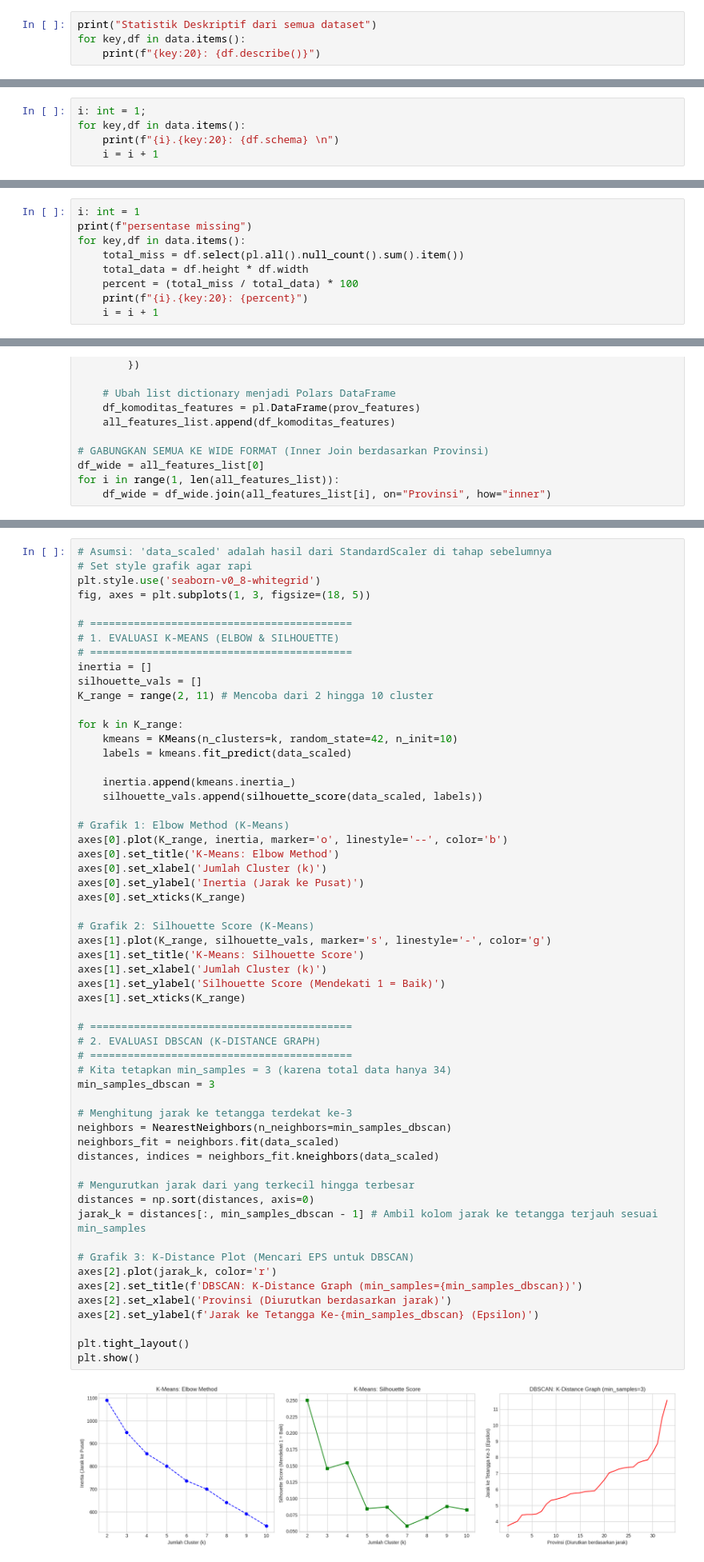
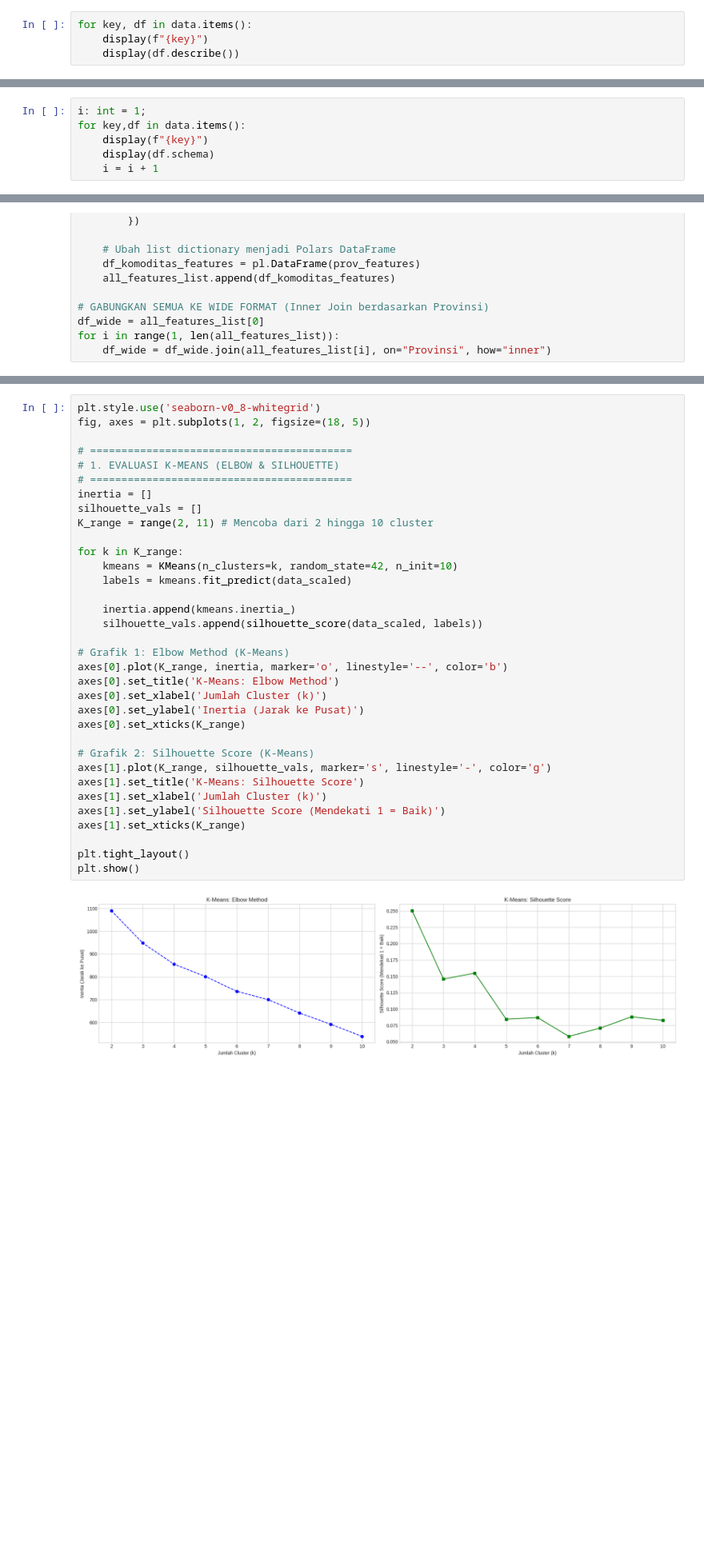
Before and after one commit to yusuf601/supreme-adventure, a Jupyter notebook: Final_AI.ipynb, the cells around one changed output, grey strips where cells are left out. Shown at 80% size. Cells and saved outputs as stored; diff of their text form; blank space fills up the shorter version.

```diff
--- a/Final_AI.ipynb
+++ b/Final_AI.ipynb
@@ -102,7 +104,7 @@ Shape dari semua dataset:
 12. Minyak_Goreng_Kemasan_Sederhana: (1004, 35)
 13. Tepung_Terigu_Curah : (1004, 35)
 # %%
-print("Statistik Deskriptif dari semua dataset")
-for key,df in data.items():
-    print(f"{key:20}: {df.describe()}")
+for key, df in data.items():
+    display(f"{key}")
+    display(df.describe())
 # %% [output]
@@ -126,6 +164,7 @@ bawang_merah        : shape: (9, 36)
 # %%
 i: int = 1;
 for key,df in data.items():
-    print(f"{i}.{key:20}: {df.schema} \n")
+    display(f"{key}")
+    display(df.schema)
     i = i + 1
 # %% [output]
@@ -149,9 +279,0 @@ for key,df in data.items():
-# %%
-i: int = 1
-print(f"persentase missing")
-for key,df in data.items():
-    total_miss = df.select(pl.all().null_count().sum().item())
-    total_data = df.height * df.width
-    percent = (total_miss / total_data) * 100
-    print(f"{i}.{key:20}: {percent}")
-    i = i + 1
@@ -872,62 +969,39 @@ Standar deviasi fitur pertama: 1.0 (Mendekati 1)
 # %%
-# Asumsi: 'data_scaled' adalah hasil dari StandardScaler di tahap sebelumnya
-# Set style grafik agar rapi
 plt.style.use('seaborn-v0_8-whitegrid')
-fig, axes = plt.subplots(1, 3, figsize=(18, 5))
+fig, axes = plt.subplots(1, 2, figsize=(18, 5))
 
 # ==========================================
 # 1. EVALUASI K-MEANS (ELBOW & SILHOUETTE)
 # ==========================================
 inertia = []
 silhouette_vals = []
 K_range = range(2, 11) # Mencoba dari 2 hingga 10 cluster
 
 for k in K_range:
     kmeans = KMeans(n_clusters=k, random_state=42, n_init=10)
     labels = kmeans.fit_predict(data_scaled)
 
     inertia.append(kmeans.inertia_)
     silhouette_vals.append(silhouette_score(data_scaled, labels))
 
 # Grafik 1: Elbow Method (K-Means)
 axes[0].plot(K_range, inertia, marker='o', linestyle='--', color='b')
 axes[0].set_title('K-Means: Elbow Method')
 axes[0].set_xlabel('Jumlah Cluster (k)')
 axes[0].set_ylabel('Inertia (Jarak ke Pusat)')
 axes[0].set_xticks(K_range)
 
 # Grafik 2: Silhouette Score (K-Means)
 axes[1].plot(K_range, silhouette_vals, marker='s', linestyle='-', color='g')
 axes[1].set_title('K-Means: Silhouette Score')
 axes[1].set_xlabel('Jumlah Cluster (k)')
 axes[1].set_ylabel('Silhouette Score (Mendekati 1 = Baik)')
 axes[1].set_xticks(K_range)
 
-# ==========================================
-# 2. EVALUASI DBSCAN (K-DISTANCE GRAPH)
-# ==========================================
-# Kita tetapkan min_samples = 3 (karena total data hanya 34)
-min_samples_dbscan = 3
-
-# Menghitung jarak ke tetangga terdekat ke-3
-neighbors = NearestNeighbors(n_neighbors=min_samples_dbscan)
-neighbors_fit = neighbors.fit(data_scaled)
-distances, indices = neighbors_fit.kneighbors(data_scaled)
-
-# Mengurutkan jarak dari yang terkecil hingga terbesar
-distances = np.sort(distances, axis=0)
-jarak_k = distances[:, min_samples_dbscan - 1] # Ambil kolom jarak ke tetangga terjauh sesuai min_samples
-
-# Grafik 3: K-Distance Plot (Mencari EPS untuk DBSCAN)
-axes[2].plot(jarak_k, color='r')
-axes[2].set_title(f'DBSCAN: K-Distance Graph (min_samples={min_samples_dbscan})')
-axes[2].set_xlabel('Provinsi (Diurutkan berdasarkan jarak)')
-axes[2].set_ylabel(f'Jarak ke Tetangga Ke-{min_samples_dbscan} (Epsilon)')
-
 plt.tight_layout()
 plt.show()
 # %% [output]
-[figure, old version]
+[figure, new version]
 # %%
 import numpy as np
 import matplotlib.pyplot as plt
```
Also changed, not shown: parts of 25 cells of this notebook.
